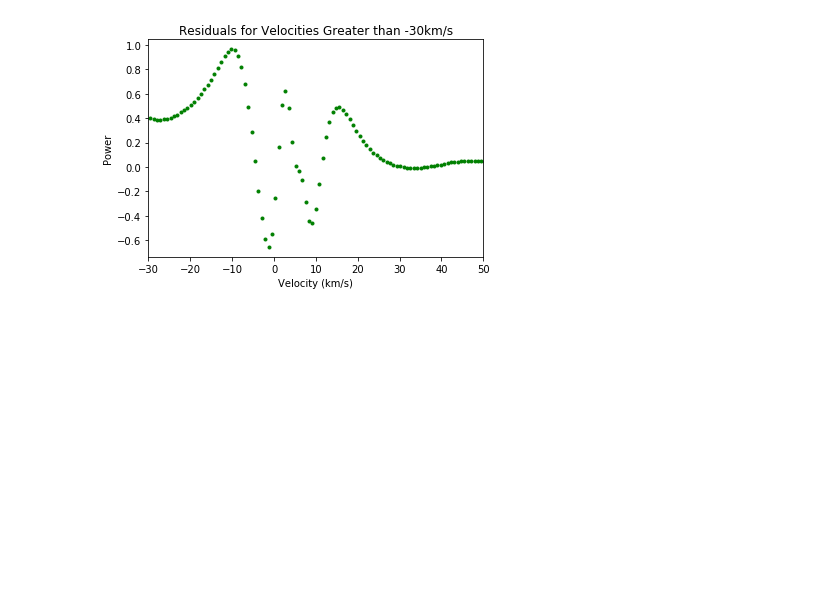
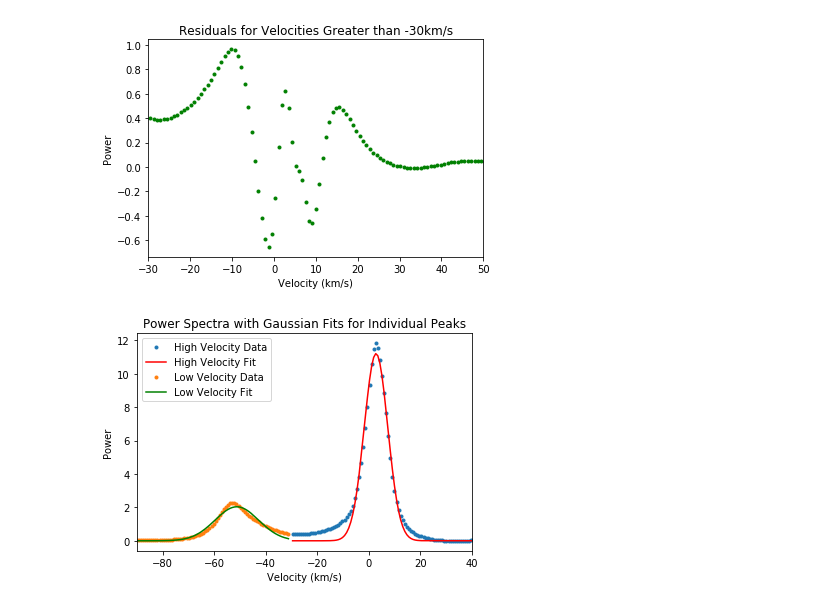
Before and after one commit to lukavujeva/ast425, a Jupyter notebook: AST425 Introduction Assignment.ipynb, the cells around one changed output. Drawn from its saved outputs; the diff is of its cells as text; code cells hidden in the pictures; blank space fills up the shorter version.

```diff
--- a/AST425 Introduction Assignment.ipynb
+++ b/AST425 Introduction Assignment.ipynb
@@ -166,13 +169,13 @@ The noise on the right end of the spectrum is  0.0021385378
 mean = sum(v_low * mean_spec_low) / sum(mean_spec_low)
 sigma = np.sqrt(sum(mean_spec_low * (v_low - mean)**2) / sum(mean_spec_low))
 
-def Gauss(v_low, a, x0, sigma):
+def Gauss1(v_low, a, x0, sigma):
     return a * np.exp(-(v_low - x0)**2 / (2 * sigma**2))
 
-popt,pcov = curve_fit(Gauss, v_low, mean_spec_low, p0=[max(mean_spec_low), mean, sigma])
+popt1,pcov1 = curve_fit(Gauss1, v_low, mean_spec_low, p0=[max(mean_spec_low), mean, sigma])
 
 plt.plot(v_low, mean_spec_low, linestyle = "none", marker = '.', label = "Data")
-plt.plot(v_low, Gauss(v_low, *popt), 'r-', label='fit')
+plt.plot(v_low, Gauss1(v_low, *popt1), 'r-', label='fit')
 plt.title("Gaussian Fit for Velocities Less than -30km/s")
 plt.xlabel("Velocity (km/s)")
 plt.ylabel("Power")
@@ -191,13 +194,13 @@ plt.show()
 mean = sum(v_high * mean_spec_high) / sum(mean_spec_high)
 sigma = np.sqrt(sum(mean_spec_high * (v_high - mean)**2) / sum(mean_spec_high))
 
-def Gauss(v_high, a, x0, sigma):
+def Gauss2(v_high, a, x0, sigma):
     return a * np.exp(-(v_high - x0)**2 / (2 * sigma**2))
 
-popt,pcov = curve_fit(Gauss, v_high, mean_spec_high, p0=[max(mean_spec_high), mean, sigma])
+popt2,pcov2 = curve_fit(Gauss2, v_high, mean_spec_high, p0=[max(mean_spec_high), mean, sigma])
 
 plt.plot(v_high, mean_spec_high, linestyle = "none", marker = '.', label = "Data")
-plt.plot(v_high, Gauss(v_high, *popt), 'r-', label='fit')
+plt.plot(v_high, Gauss2(v_high, *popt2), 'r-', label='fit')
 plt.title("Gaussian Fit for Velocities Greater than -30km/s")
 plt.xlabel("Velocity (km/s)")
 plt.ylabel("Power")
@@ -207,7 +210,7 @@ plt.show()
 
 #now we can plot the residuals between the fit and the data itself
 
-plt.plot(v_high, mean_spec_high - Gauss(v_high, *popt), linestyle = "none", marker = '.', color = 'green', label = "Data")
+plt.plot(v_high, mean_spec_high - Gauss2(v_high, *popt2), linestyle = "none", marker = '.', color = 'green', label = "Data")
 plt.title("Residuals for Velocities Greater than -30km/s")
 plt.xlabel("Velocity (km/s)")
 plt.ylabel("Power")
@@ -216,3 +219,18 @@ plt.show()
 # %% [output]
 [figure]
 [figure]
+# %%
+plt.plot(v_high, mean_spec_high, linestyle = "none", marker = '.', label = "High Velocity Data")
+plt.plot(v_high, Gauss2(v_high, *popt2), 'r-', label='High Velocity Fit')
+
+plt.plot(v_low, mean_spec_low, linestyle = "none", marker = '.', label = "Low Velocity Data")
+plt.plot(v_low, Gauss1(v_low, *popt1), 'g-', label='Low Velocity Fit')
+plt.title("Power Spectra with Gaussian Fits for Individual Peaks")
+plt.xlabel("Velocity (km/s)")
+plt.ylabel("Power")
+plt.xlim(-90, 40)
+plt.legend()
+plt.savefig('gaussianfit.pdf')
+plt.show()
+# %% [output]
+[figure, added]
```
Also changed, not shown: parts of 2 cells of this notebook, 3 other files.
